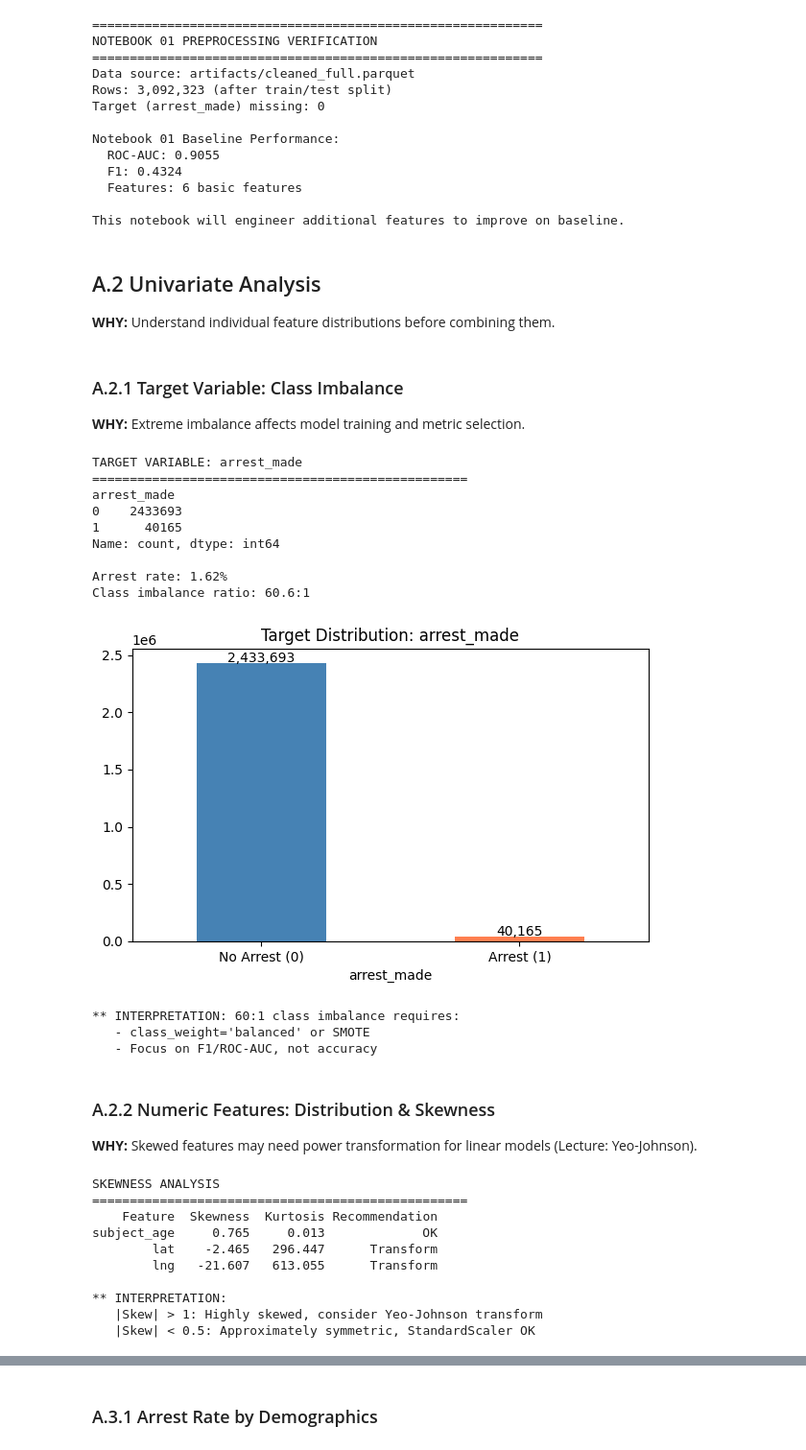
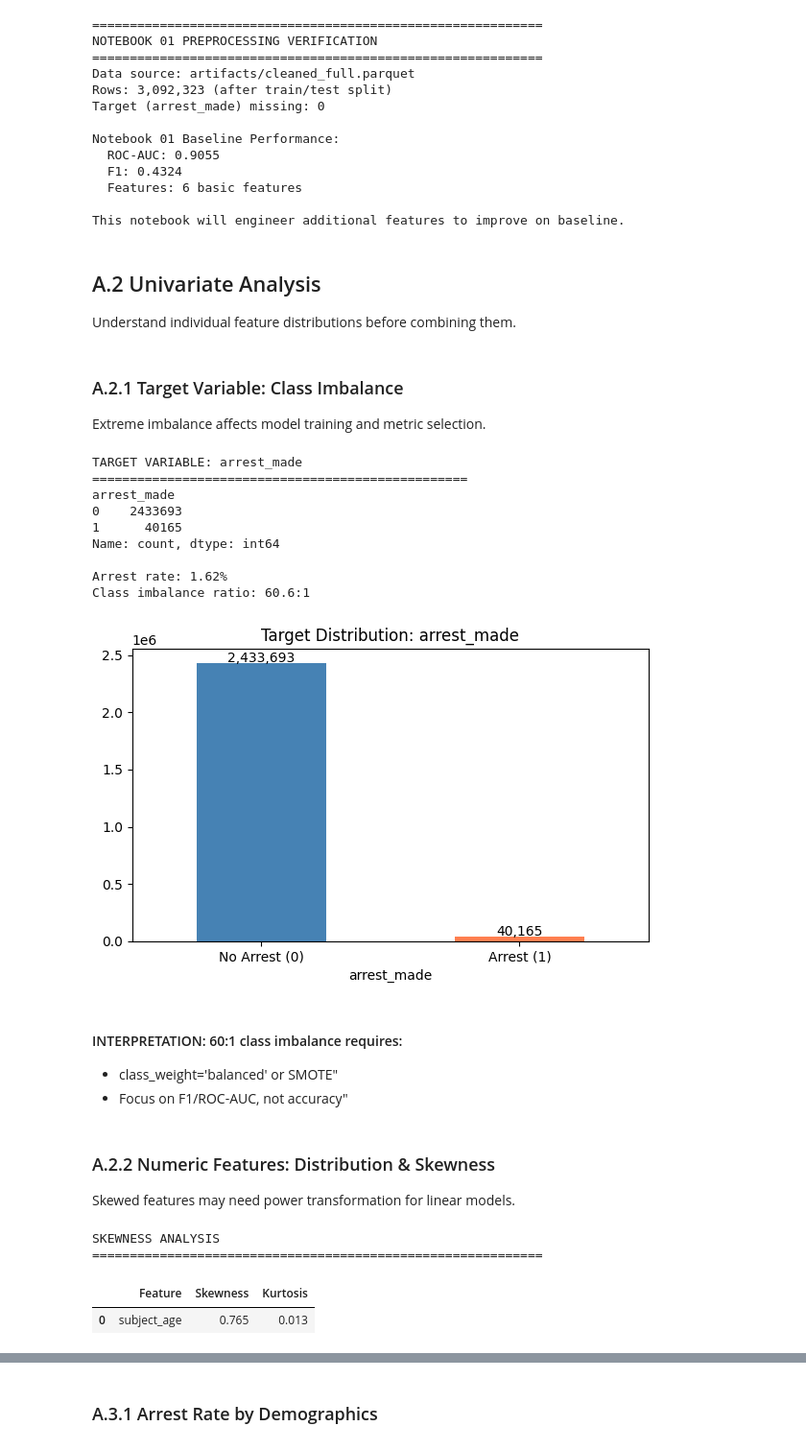
Before and after one commit to NatBrian/nashville-traffic-stop-bias-analysis, a Jupyter notebook: Notebook_02_Deep_EDA_Feature_Engineering.ipynb, the cells around one changed output, grey strips where cells are left out. Shown at 96% size. Saved outputs shown, nothing was run; the diff lists cells and outputs as text; code cells hidden in the pictures.

```diff
--- a/Notebook_02_Deep_EDA_Feature_Engineering.ipynb
+++ b/Notebook_02_Deep_EDA_Feature_Engineering.ipynb
@@ -154,11 +151,11 @@ This notebook will engineer additional features to improve on baseline.
 # %% [markdown]
 ## A.2 Univariate Analysis
 
-**WHY:** Understand individual feature distributions before combining them.
+Understand individual feature distributions before combining them.
 # %% [markdown]
 ### A.2.1 Target Variable: Class Imbalance
 
-**WHY:** Extreme imbalance affects model training and metric selection.
+Extreme imbalance affects model training and metric selection.
 # %%
 # === TARGET DISTRIBUTION ===
 print("TARGET VARIABLE: arrest_made")
@@ -177,10 +174,6 @@ for i, v in enumerate(target_counts):
     ax.text(i, v + 5000, f'{v:,}', ha='center')
 plt.tight_layout()
 plt.show()
-
-print("\n** INTERPRETATION: 60:1 class imbalance requires:")
-print("   - class_weight='balanced' or SMOTE")
-print("   - Focus on F1/ROC-AUC, not accuracy")
 # %% [output]
 TARGET VARIABLE: arrest_made
 ==================================================
@@ -192,44 +185,38 @@ Name: count, dtype: int64
 Arrest rate: 1.62%
 Class imbalance ratio: 60.6:1
 [figure]
-** INTERPRETATION: 60:1 class imbalance requires:
-   - class_weight='balanced' or SMOTE
-   - Focus on F1/ROC-AUC, not accuracy
+# %% [markdown]
+#### INTERPRETATION: 60:1 class imbalance requires:
+- class_weight='balanced' or SMOTE"
+- Focus on F1/ROC-AUC, not accuracy"
 # %% [markdown]
 ### A.2.2 Numeric Features: Distribution & Skewness
 
-**WHY:** Skewed features may need power transformation for linear models (Lecture: Yeo-Johnson).
+Skewed features may need power transformation for linear models.
 # %%
 # === SKEWNESS ANALYSIS ===
 print("SKEWNESS ANALYSIS")
-print("=" * 50)
+print("=" * 60)
 
-numeric_cols = ['subject_age', 'lat', 'lng']
-valid_numeric = [c for c in numeric_cols if c in df_train.columns]
+# Define feature
+col = 'subject_age'
+data = df_train[col].dropna()
 
-skew_results = []
-for col in valid_numeric:
-    data = df_train[col].dropna()
-    sk = skew(data)
-    kurt = kurtosis(data)
-    skew_results.append({'Feature': col, 'Skewness': round(sk, 3), 'Kurtosis': round(kurt, 3),
-                         'Recommendation': 'Transform' if abs(sk) > 1 else 'OK'})
+# Calculate metrics
+sk = skew(data)
+kurt = kurtosis(data)
 
-skew_df = pd.DataFrame(skew_results)
-print(skew_df.to_string(index=False))
+# Create DataFrame
+skew_df = pd.DataFrame([{
+    'Feature': col,
+    'Skewness': round(sk, 3),
+    'Kurtosis': round(kurt, 3),
+}])
 
-print("\n** INTERPRETATION:")
-print("   |Skew| > 1: Highly skewed, consider Yeo-Johnson transform")
-print("   |Skew| < 0.5: Approximately symmetric, StandardScaler OK")
+display(skew_df)
 # %% [output]
 SKEWNESS ANALYSIS
-==================================================
-    Feature  Skewness  Kurtosis Recommendation
-subject_age     0.765     0.013             OK
-        lat    -2.465   296.447      Transform
-        lng   -21.607   613.055      Transform
-
-** INTERPRETATION:
-   |Skew| > 1: Highly skewed, consider Yeo-Johnson transform
-   |Skew| < 0.5: Approximately symmetric, StandardScaler OK
+============================================================
+|  | Feature | Skewness | Kurtosis |
+| 0 | subject_age | 0.765 | 0.013 |
 # %%
```
Also changed, not shown: parts of 45 cells of this notebook, 1 other file.
